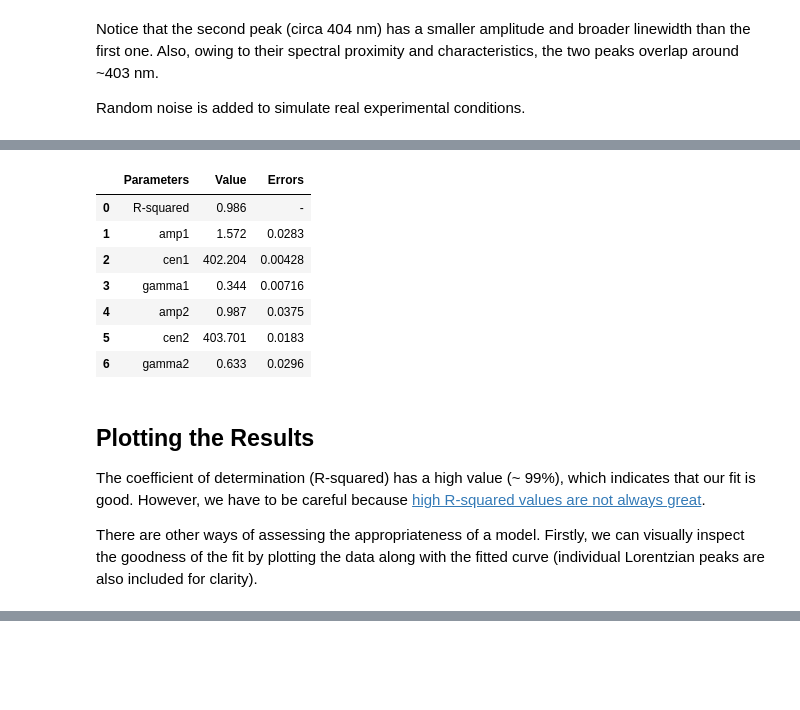
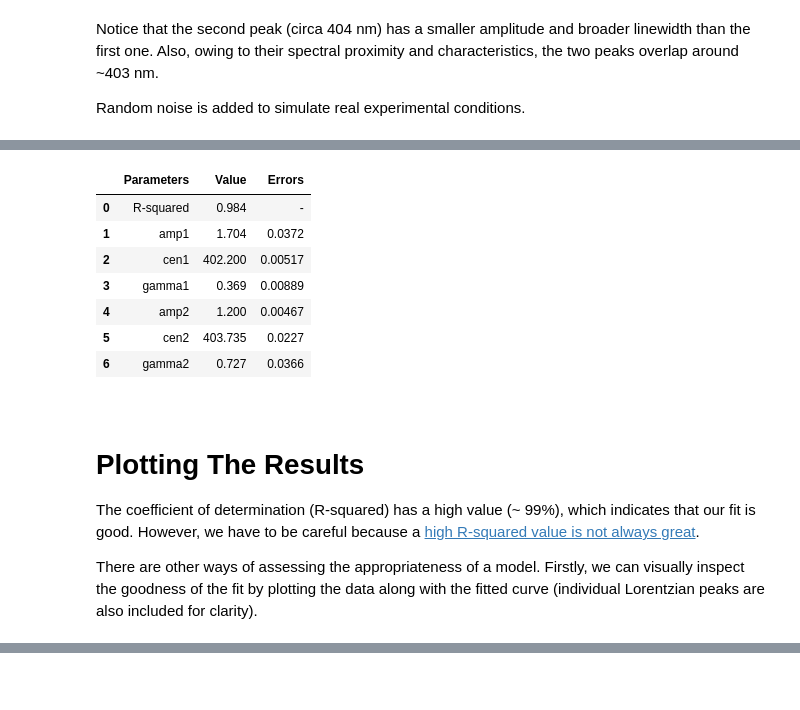
Before and after one commit to KOrfanakis/PhD_Tools, a Jupyter notebook: Curve Fitting/Curve_Fitting.ipynb, the cells around one changed output, grey strips where cells are left out. Saved outputs shown, nothing was run; the diff lists cells and outputs as text; code cells hidden in the pictures.

```diff
--- a/Curve Fitting/Curve_Fitting.ipynb
+++ b/Curve Fitting/Curve_Fitting.ipynb
@@ -55,11 +62,11 @@ Let's create the spectrum for our imaginary material.
 # %%
 np.random.seed(1)
 
-# x-axis: 150 evenly spaced numbers between 400 and 406.
-x = np.linspace(400, 406, 150)
+x = np.linspace(400, 406, 150)  # x-axis: 150 evenly spaced numbers between 400 and 406 (nm).
 
 # y-axis: two Lorentzian peaks + random noise
-y_clean = Douple_Lorentzian(x, 1.54, 402.2, 0.34,
-                               1.00, 403.7, 0.65)
-y = y_clean + 0.05*np.random.normal(0, 1, 150)
+y_clean = Douple_Lorentzian(x, 1.54, 402.2, 0.34, 1.00, 403.7, 0.65)
+y = y_clean + 0.05 * np.random.normal(0, 1, 150)
+
+y += np.abs(y.min())
 # %%
@@ -88,43 +97,49 @@ Random noise is added to simulate real experimental conditions.
 
 We are ready to fit our spectrum. I have organised this process into five steps (for a more detailed description, please see [here](https://lmfit-py.readthedocs.io/_/downloads/en/0.9.4/pdf/)).
 # %%
-# Step 1: Create a model from the user-supplied function 'Double_Lorentzian'
+# Step 1: Create a model from the user-defined function 'Double_Lorentzian'
 model = Model(Douple_Lorentzian)
 
 # Step 2: Set parameter hints (initial value and min-max constraints)
-model.set_param_hint('amp1', value = 1.50, min = 1.2, max = 1.75)
-model.set_param_hint('cen1', value = 402.4, min = 402, max = 402.6)
-model.set_param_hint('gamma1', value = 0.30, min = 0.2, max = 0.5)
-model.set_param_hint('amp2', value = 0.60, min = 0.40, max = 1.2)
-model.set_param_hint('cen2', value = 403.7, min = 403.2, max = 404)
-model.set_param_hint('gamma2', value = 0.50, min = 0.30, max = 0.75)
+model.set_param_hint('amp1', value=1.50, min=1.2, max=1.75)
+model.set_param_hint('cen1', value=402.4, min=402, max=402.6)
+model.set_param_hint('gamma1', value=0.30, min=0.2, max=0.5)
+model.set_param_hint('amp2', value=0.60, min=0.40, max=1.2)
+model.set_param_hint('cen2', value=403.7, min=403.2, max=404)
+model.set_param_hint('gamma2', value=0.50, min=0.30, max=0.75)
 
 # Step 3: Generate parameters with the expected values
 params = model.make_params()
 
 # Step 4: Fit data to this model with the 'param' object
-result = model.fit(y, params, x = x)
+result = model.fit(y, params, x=x)
 
 # Step 5: Extract and display the best values for each parameter along with R^{2}
 slope, intercept, r_value, p_value, std_err = stats.linregress(y, result.best_fit)
-data_dic = {'Parameters': ['R-squared', 'amp1', 'cen1', 'gamma1', 'amp2', 'cen2', 'gamma2'],
-            'Value': [r_value**2, result.params['amp1'].value, result.params['cen1'].value, result.params['gamma1'].value, result.params['amp2'].value, result.params['cen2'].value, result.params['gamma2'].value],
-            'Errors': ['-', result.params['amp1'].stderr, result.params['cen1'].stderr, result.params['gamma1'].stderr, result.params['amp2'].stderr, result.params['cen2'].stderr, result.params['gamma2'].stderr]}
+
+fitting_pars = ['amp1', 'cen1', 'gamma1', 'amp2', 'cen2', 'gamma2']
+data_dic = {
+    'Parameters': ['R-squared'] + fitting_pars,
+    'Value': [r_value**2] + [result.params[par].value for par in fitting_pars],
+    'Errors': ['-'] + [result.params[par].stderr for par in fitting_pars]
+}
 
 pd.DataFrame(data_dic)
 # %% [output]
 |  | Parameters | Value | Errors |
-| 0 | R-squared | 0.986 | - |
-| 1 | amp1 | 1.572 | 0.0283 |
-| 2 | cen1 | 402.204 | 0.00428 |
-| 3 | gamma1 | 0.344 | 0.00716 |
-| 4 | amp2 | 0.987 | 0.0375 |
-| 5 | cen2 | 403.701 | 0.0183 |
-| 6 | gamma2 | 0.633 | 0.0296 |
+| 0 | R-squared | 0.984 | - |
+| 1 | amp1 | 1.704 | 0.0372 |
+| 2 | cen1 | 402.200 | 0.00517 |
+| 3 | gamma1 | 0.369 | 0.00889 |
+| 4 | amp2 | 1.200 | 0.00467 |
+| 5 | cen2 | 403.735 | 0.0227 |
+| 6 | gamma2 | 0.727 | 0.0366 |
 # %% [markdown]
-## Plotting the Results
+<br>
 
-The coefficient of determination (R-squared) has a high value (~ 99%), which indicates that our fit is good. However, we have to be careful because [high R-squared values are not always great](https://statisticsbyjim.com/regression/interpret-r-squared-regression/).
+# Plotting The Results
+
+The coefficient of determination (R-squared) has a high value (~ 99%), which indicates that our fit is good. However, we have to be careful because a [high R-squared value is not always great](https://statisticsbyjim.com/regression/interpret-r-squared-regression/).
 
 There are other ways of assessing the appropriateness of a model. Firstly, we can visually inspect the goodness of the fit by plotting the data along with the fitted curve (individual Lorentzian peaks are also included for clarity).
 # %%
```
Also changed, not shown: parts of 15 cells of this notebook.
